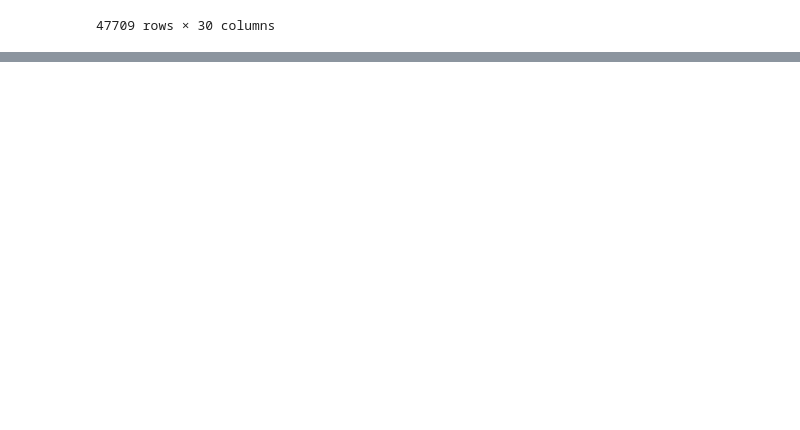
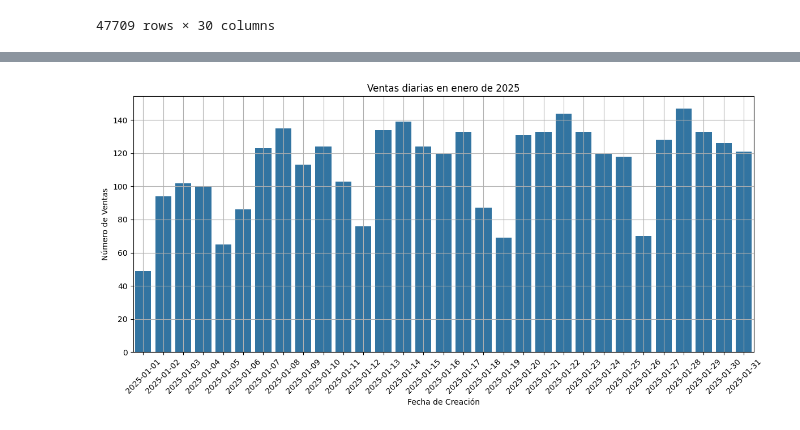
Before and after one commit to mercadolibre2-crypto/ventas-2025-vs-2026-, a Jupyter notebook: Comparacion.ipynb, the cells around one changed output, grey strips where cells are left out. Drawn from its saved outputs; the diff is of its cells as text; code cells hidden in the pictures; blank space fills up the shorter version.

Commit message:
ventas diarias en enero 2025

```diff
--- a/Comparacion.ipynb
+++ b/Comparacion.ipynb
@@ -158,0 +159,9 @@ Total de ventas en enero: 3480
+# %%
+ventas_enero_2025 = (
+    enero_2025
+    .groupby(enero_2025['fecha_de_creacion'].dt.date)
+    .size()
+    .reset_index(name='total_ventas')
+)
+
+ventas_enero_2025
@@ -158,0 +186,13 @@ Total de ventas en enero: 3480
+# %%
+#grafico de ventas por fecha en enero
+plt.figure(figsize=(12, 6))
+sns.barplot(data=ventas_enero_2025, x='fecha_de_creacion', y='total_ventas')
+plt.title('Ventas diarias en enero de 2025')
+plt.xlabel('Fecha de Creación')
+plt.ylabel('Número de Ventas')
+plt.xticks(rotation=45)
+plt.grid()
+plt.tight_layout()
+plt.show()
+# %% [output]
+[figure, added]
```
Also changed, not shown: parts of 5 cells of this notebook.
